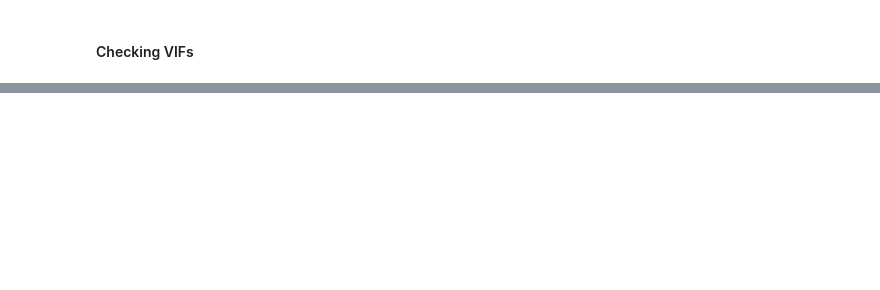
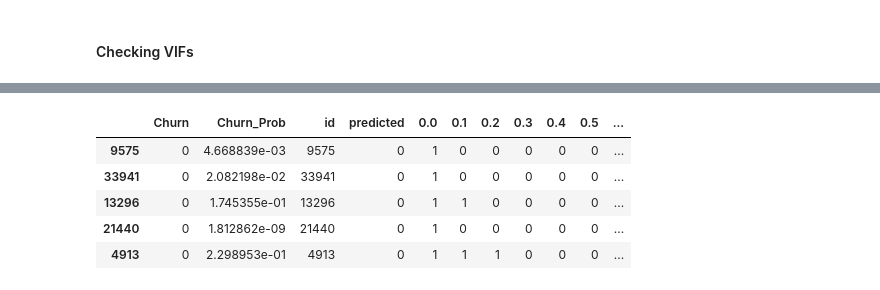
Before and after one commit to kishore-n-george/telecom-churn, a Jupyter notebook: telecom_churn.ipynb, the cells around one changed output, grey strips where cells are left out. Drawn from its saved outputs; the diff is of its cells as text; code cells hidden in the pictures; blank space fills up the shorter version.

```diff
--- a/telecom_churn.ipynb
+++ b/telecom_churn.ipynb
@@ -973,0 +1181,11 @@ vif
+# %%
+y_train_pred_final['final_predicted'] = y_train_pred_final.Churn_Prob.map( lambda x: 1 if x > 0.1 else 0)
+
+y_train_pred_final.head()
+# %% [output]
+|  | Churn | Churn_Prob | id | predicted | 0.0 | 0.1 | 0.2 | 0.3 | 0.4 | 0.5 | ... |
+| 9575 | 0 | 4.668839e-03 | 9575 | 0 | 1 | 0 | 0 | 0 | 0 | 0 | ... |
+| 33941 | 0 | 2.082198e-02 | 33941 | 0 | 1 | 0 | 0 | 0 | 0 | 0 | ... |
+| 13296 | 0 | 1.745355e-01 | 13296 | 0 | 1 | 1 | 0 | 0 | 0 | 0 | ... |
+| 21440 | 0 | 1.812862e-09 | 21440 | 0 | 1 | 0 | 0 | 0 | 0 | 0 | ... |
+| 4913 | 0 | 2.298953e-01 | 4913 | 0 | 1 | 1 | 1 | 0 | 0 | 0 | ... |
```
Also changed, not shown: parts of 40 cells of this notebook.
